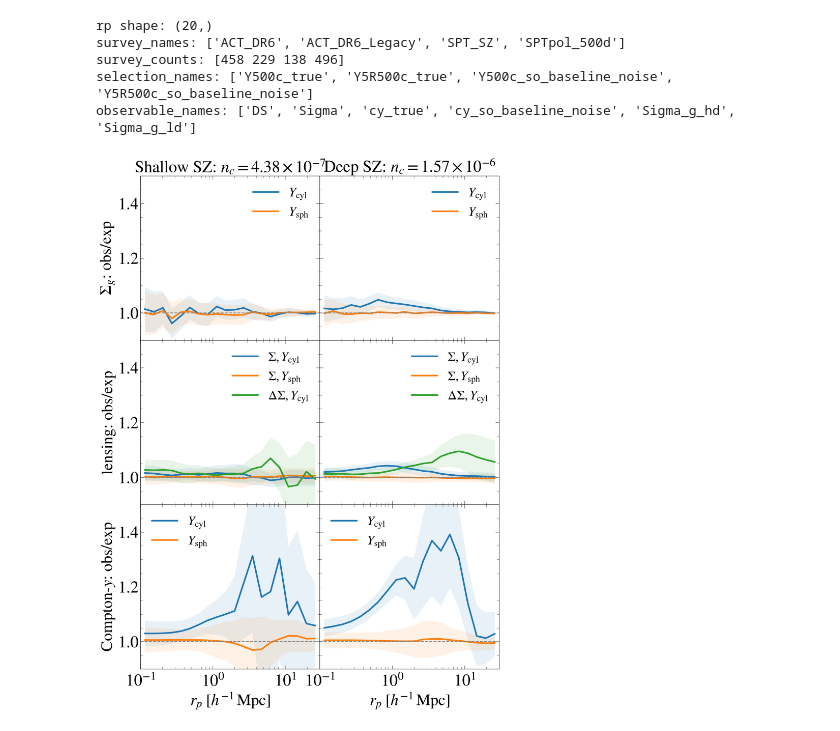
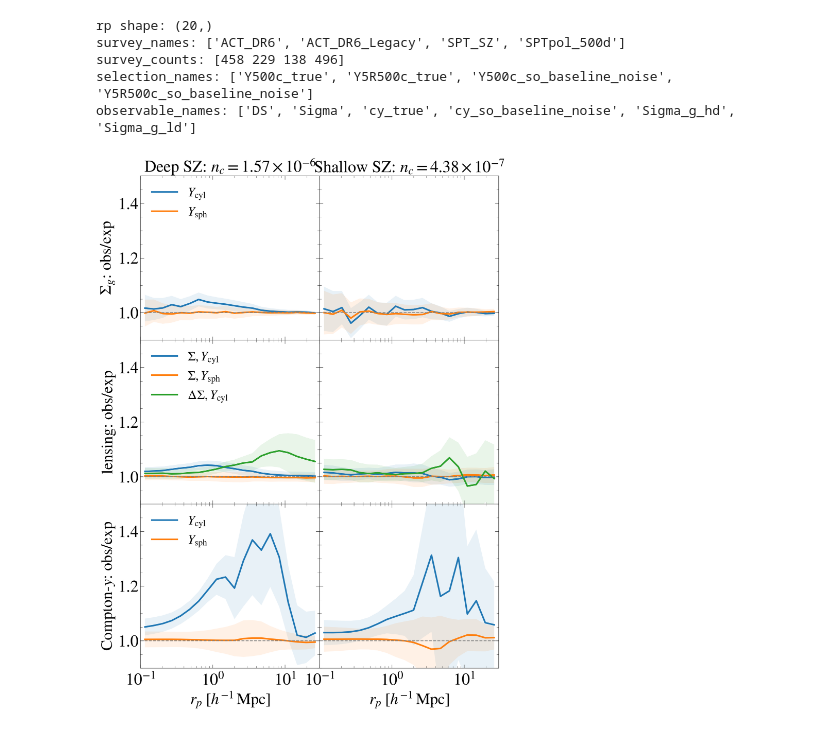
Before and after one commit to LeiAstro/projections_selection-bias_for_multi-wave_clusters_FLAMINGO, a Jupyter notebook: code/Y_selection_plot_add_data.ipynb, the cells around one changed output. Drawn from its saved outputs; the diff is of its cells as text; code cells hidden in the pictures.

Commit message:
tweaking plots

```diff
--- a/code/Y_selection_plot_add_data.ipynb
+++ b/code/Y_selection_plot_add_data.ipynb
@@ -122,9 +125,9 @@ fig, axes = plt.subplots(
 )
 
 col_titles = [ # (cMpc/h)^3
+    r"Deep SZ: $n_c = 1.57\times10^{-6}$",  # SPT-pol like,
     r"Shallow SZ: $n_c = 4.38\times10^{-7}$", # SPT-SZ like,
-    r"Deep SZ: $n_c = 1.57\times10^{-6}$",  # SPT-pol like,
-]
+] # Note: larger sample (lower mass) on the left side
 
 row_ylabels = [
     r"$\Sigma_g$: obs/exp",
@@ -143,7 +146,13 @@ for col in range(ncols):
 
 for row in range(nrows):
     for col in range(ncols):
-        survey_idx = col+2 ### 2 for SPT-SZ, 3 for SPTpol-500d
+        #survey_idx = col+2 ### 2 for SPT-SZ, 3 for SPTpol-500d
+
+        if col == 0:  # Deep
+            survey_idx = 3 ### SPT-pol-500d
+
+        if col == 1: # Shallow
+            survey_idx = 2 ### SPT-SZ
 
         ax = axes[row, col]
         if row == 0:  # galaxy distribution
@@ -181,35 +190,36 @@ for row in range(nrows):
 
 
             y_sim = ycyl_data["Y500c_so_baseline_noise"]["results"]["DS"]["bias_sim"][survey_idx, :]
             e_sim = ycyl_data["Y500c_so_baseline_noise"]["results"]["DS"]["bias_sim_err"][survey_idx, :]
 
             line = ax.plot(rp, y_sim, lw=3, label=r"$\Delta\Sigma, Y_{\rm cyl}$") # no Ysph to avoid clutter
             ax.fill_between(rp, y_sim-e_sim, y_sim+e_sim, interpolate=True, facecolor=line[0].get_c(), alpha=0.1)
 
         if row == 2:  # SZ
 
             y_sim = ycyl_data["Y500c_so_baseline_noise"]["results"]["cy_so_baseline_noise"]["bias_sim"][survey_idx, :]
             e_sim = ycyl_data["Y500c_so_baseline_noise"]["results"]["cy_so_baseline_noise"]["bias_sim_err"][survey_idx, :]
 
             line = ax.plot(rp, y_sim, lw=3, label=r"$Y_{\rm cyl}$")
             ax.fill_between(rp, y_sim-e_sim, y_sim+e_sim, interpolate=True, facecolor=line[0].get_c(), alpha=0.1)
 
 
             y_sim = ycyl_data["Y500c_true"]["results"]["cy_true"]["bias_sim"][survey_idx, :]
             e_sim = ycyl_data["Y500c_true"]["results"]["cy_true"]["bias_sim_err"][survey_idx, :]
 
             line = ax.plot(rp, y_sim, lw=3, label=r"$Y_{\rm sph}$")
             ax.fill_between(rp, y_sim-e_sim, y_sim+e_sim, interpolate=True, facecolor=line[0].get_c(), alpha=0.1)
 
         ax.axhline(1, c='gray', ls='--')
         ax.set_ylim(0.9, 1.5)
         ax.set_xlim(0.1, 30)
         ax.set_xscale('log')
-        ax.legend()
+        if col==0:
+            ax.legend(loc=2)
         ax.grid(False)
 plt.savefig('../plots/Y_selection.pdf')
 # %% [output]
-[figure, old version]
+[figure, new version]
 # %%
 # When calculating obs/exp, the models I used for different observables with KLLR:
 # profiles = {
```
Also changed, not shown: parts of 1 cell of this notebook, 2 other files.
